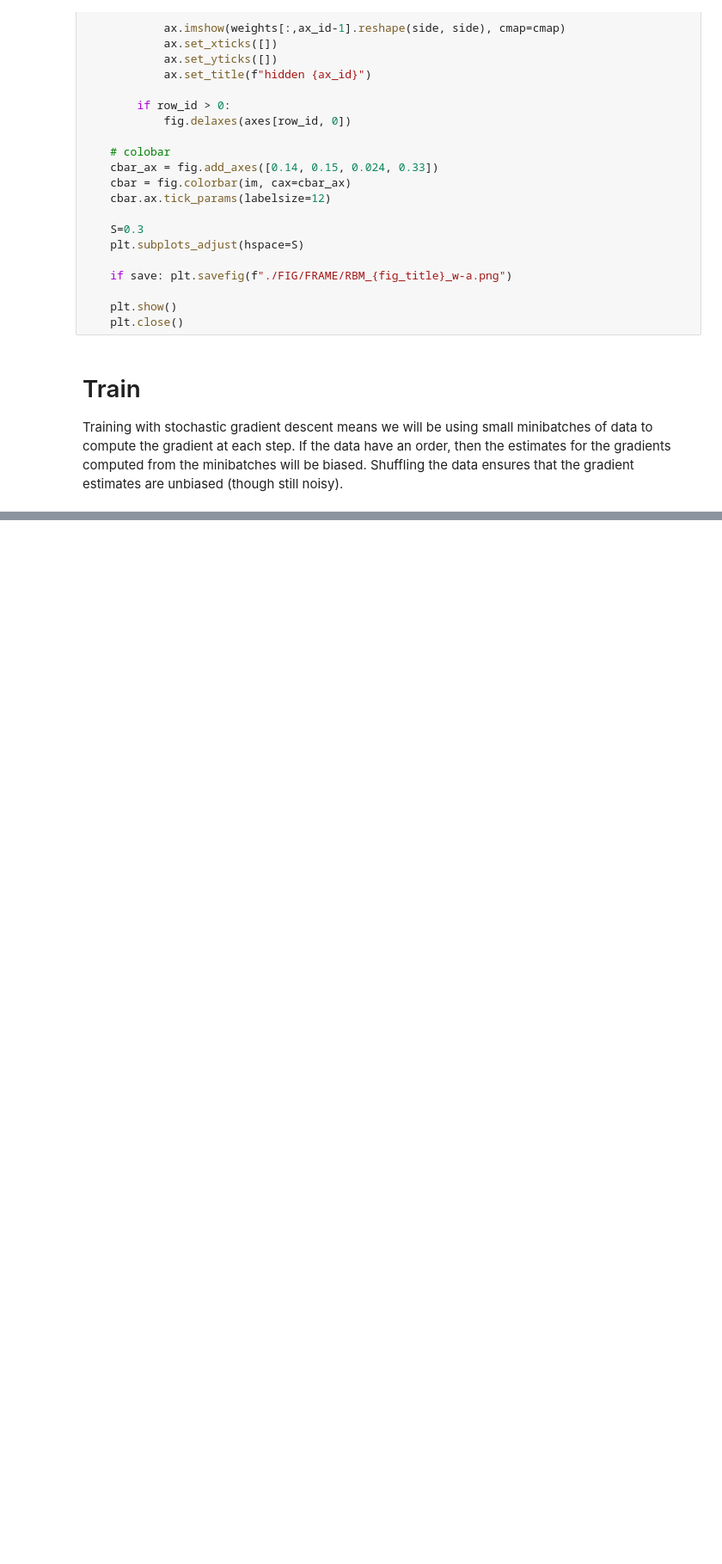
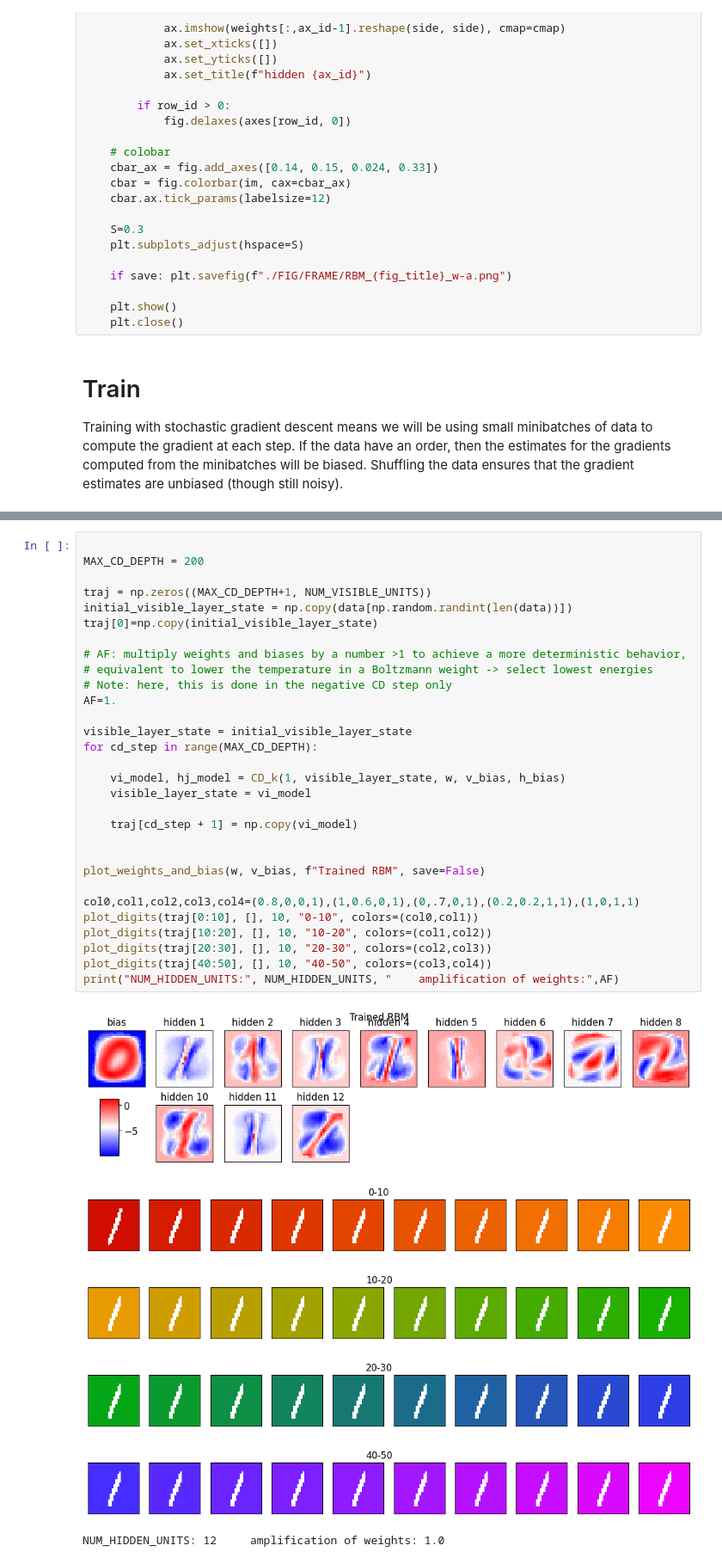
Before and after one commit to FC0000/LCP_B, a Jupyter notebook: assignment.ipynb, the cells around one changed output, grey strips where cells are left out. Shown at 86% size. Saved outputs shown, nothing was run; the diff lists cells and outputs as text; blank space fills up the shorter version.

```diff
--- a/assignment.ipynb
+++ b/assignment.ipynb
@@ -544,0 +547,37 @@ epoch 120 / 150  CD steps: 2  batch size: 322  NUM_HIDDEN_UNITS: 12  rate: 0.05
+# %%
+
+MAX_CD_DEPTH = 200
+
+traj = np.zeros((MAX_CD_DEPTH+1, NUM_VISIBLE_UNITS))
+initial_visible_layer_state = np.copy(data[np.random.randint(len(data))])
+traj[0]=np.copy(initial_visible_layer_state)
+
+# AF: multiply weights and biases by a number >1 to achieve a more deterministic behavior,
+# equivalent to lower the temperature in a Boltzmann weight -> select lowest energies
+# Note: here, this is done in the negative CD step only
+AF=1.
+
+visible_layer_state = initial_visible_layer_state
+for cd_step in range(MAX_CD_DEPTH):
+
+    vi_model, hj_model = CD_k(1, visible_layer_state, w, v_bias, h_bias)
+    visible_layer_state = vi_model
+
+    traj[cd_step + 1] = np.copy(vi_model)
+
+
+plot_weights_and_bias(w, v_bias, f"Trained RBM", save=False)
+
+col0,col1,col2,col3,col4=(0.8,0,0,1),(1,0.6,0,1),(0,.7,0,1),(0.2,0.2,1,1),(1,0,1,1)
+plot_digits(traj[0:10], [], 10, "0-10", colors=(col0,col1))
+plot_digits(traj[10:20], [], 10, "10-20", colors=(col1,col2))
+plot_digits(traj[20:30], [], 10, "20-30", colors=(col2,col3))
+plot_digits(traj[40:50], [], 10, "40-50", colors=(col3,col4))
+print("NUM_HIDDEN_UNITS:", NUM_HIDDEN_UNITS, "    amplification of weights:",AF)
+# %% [output]
+[figure, added]
+[figure, added]
+[figure, added]
+[figure, added]
+[figure, added]
+NUM_HIDDEN_UNITS: 12     amplification of weights: 1.0
```
Also changed, not shown: parts of 3 cells of this notebook.
